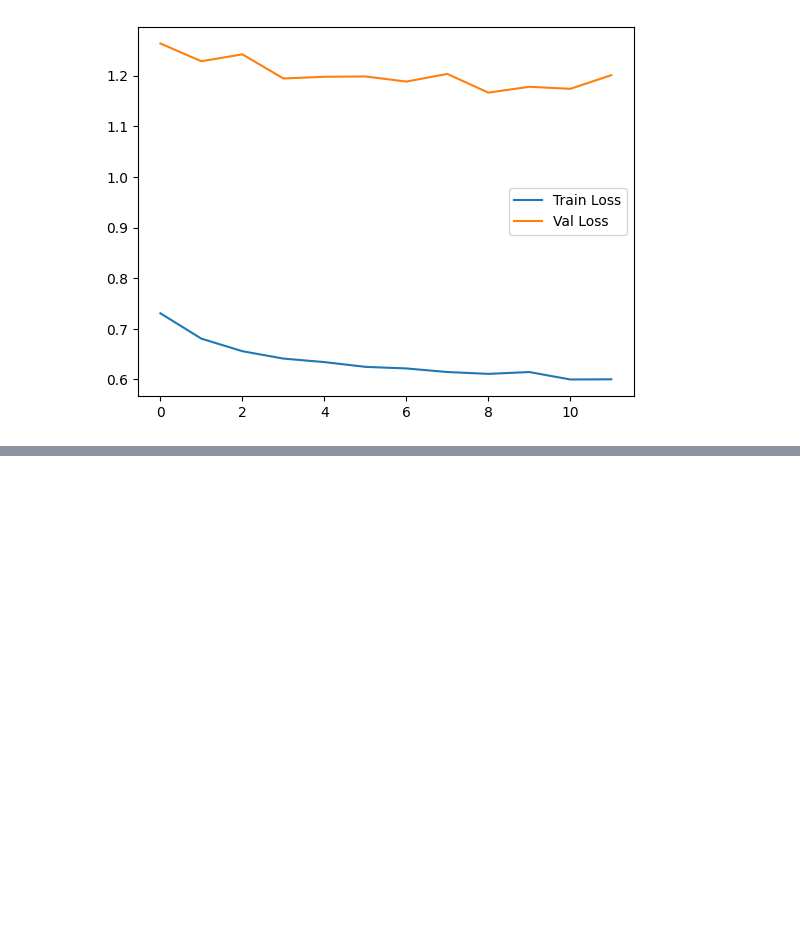
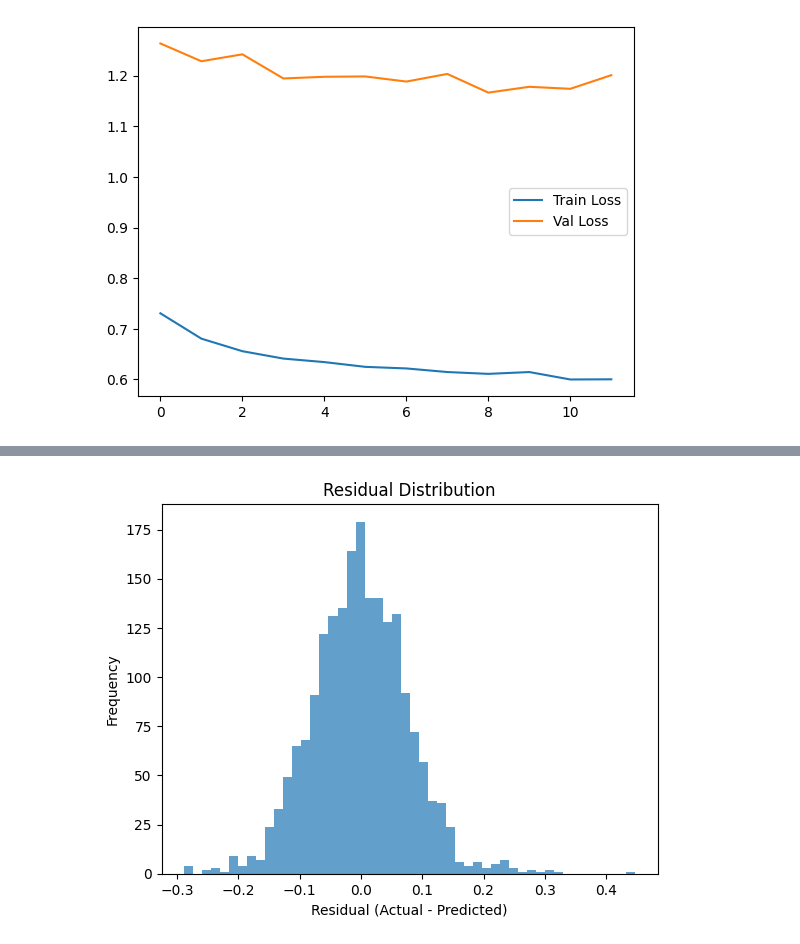
Before and after one commit to Ayush-Singh-31/Optiver-07, a Jupyter notebook: Models.ipynb, the cells around one changed output, grey strips where cells are left out. Drawn from its saved outputs; the diff is of its cells as text; code cells hidden in the pictures; blank space fills up the shorter version.

```diff
--- a/Models.ipynb
+++ b/Models.ipynb
@@ -211,0 +500,11 @@ plt.show()
+# %%
+residuals = y_test.values - y_pred.flatten()
+
+plt.figure()
+plt.hist(residuals, bins=50, alpha=0.7)
+plt.title('Residual Distribution')
+plt.xlabel('Residual (Actual - Predicted)')
+plt.ylabel('Frequency')
+plt.show()
+# %% [output]
+[figure, added]
```
Also changed, not shown: parts of 20 cells of this notebook, 1 other file.
